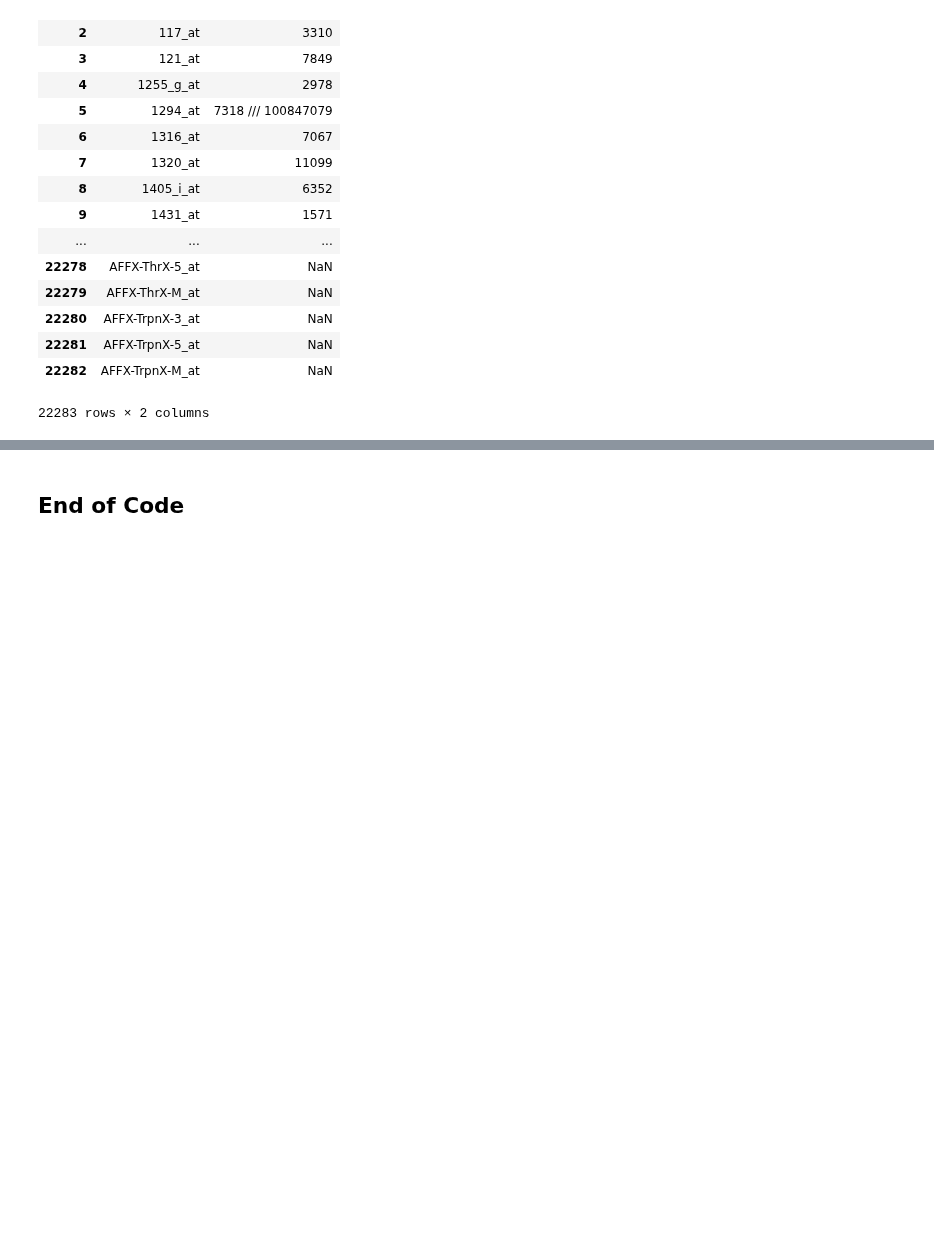
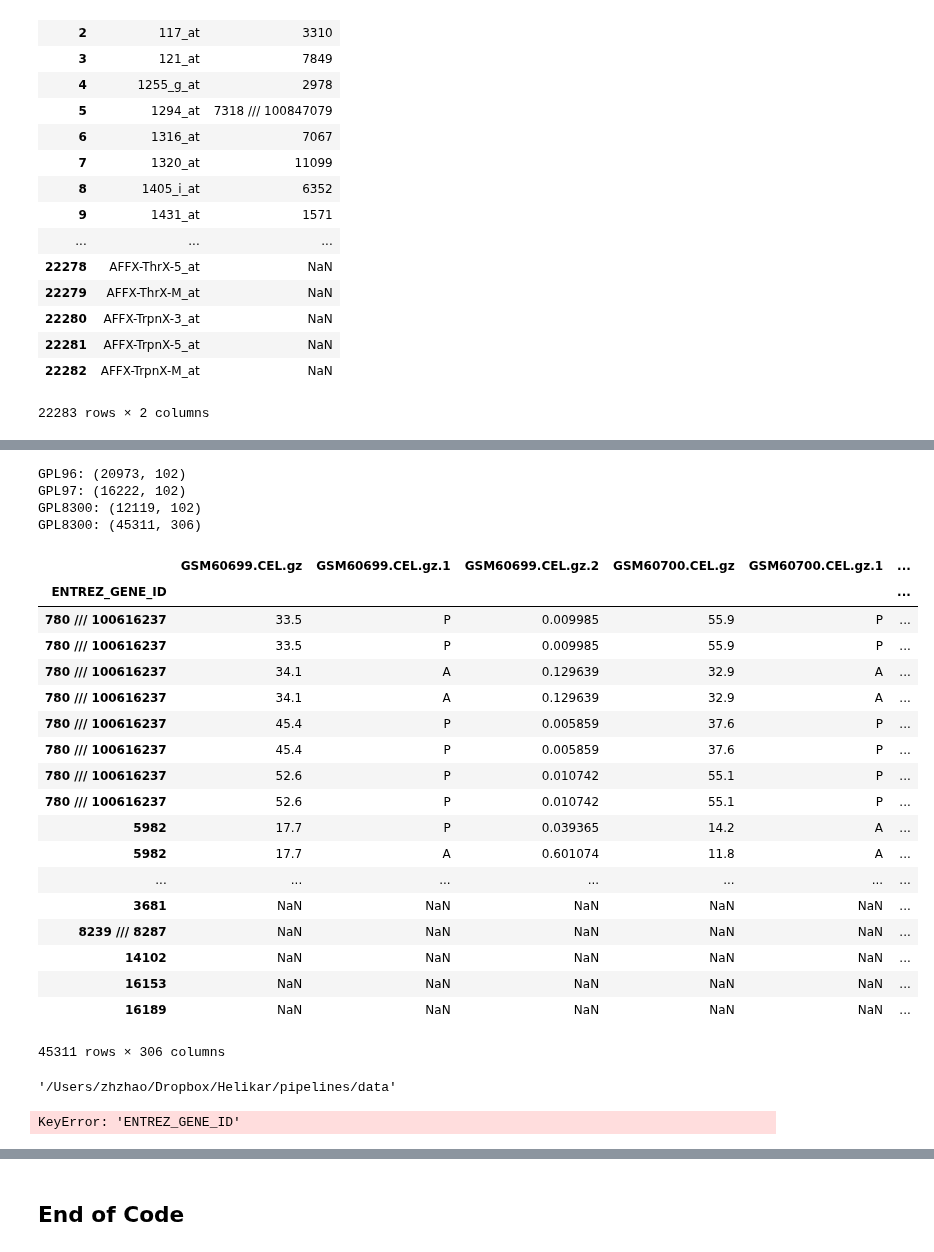
Before and after one commit to HelikarLab/COMO, a Jupyter notebook: py/Sort_CEL_Files.ipynb, the cells around one changed output, grey strips where cells are left out. Saved outputs shown, nothing was run; the diff lists cells and outputs as text; code cells hidden in the pictures; blank space fills up the shorter version.

Commit message:
big file from geoparse data

```diff
--- a/py/Sort_CEL_Files.ipynb
+++ b/py/Sort_CEL_Files.ipynb
@@ -248,0 +261,30 @@ maps_list
+# %%
+# create 3 tables by platform
+
+# initialize with platform
+gsm_tables = {}
+for key,val in celformat.items():
+    #df = pd.DataFrame([],columns=['ID','ENTREZ_GENE_ID'])
+    temp = gse.gpls[key].table
+    df = temp[['ID','ENTREZ_GENE_ID']]
+    df.set_index('ID',inplace=True)
+    gsm_tables[key] = df
+
+# fill each table
+for key,val in gsm_platform.items():
+    temp = gse.gsms[key].table.copy()
+    temp.rename(columns={"ID_REF": "ID"},inplace=True)
+    temp.dropna(subset=['ID'],how='any',inplace=True)
+    temp.set_index('ID',inplace=True)
+    #col1,col2,col3 = '{}.VALUE'.format(key), '{}.ABS_CALL'.format(key), '{}.DETECTION P-VALUE'.format(key)
+    col1,col2,col3 = '{}.CEL.gz'.format(key), '{}.CEL.gz.1'.format(key), '{}.CEL.gz.2'.format(key)
+    #gsm_tables[val].loc[:,[col1,col2,col3]] = temp[['VALUE','ABS_CALL','DETECTION P-VALUE']]
+    gsm_tables[val][col1] = temp['VALUE']
+    gsm_tables[val][col2] = temp['ABS_CALL']
+    gsm_tables[val][col3] = temp['DETECTION P-VALUE']
+
+# dropna
+for key,val in celformat.items():
+    #df = pd.DataFrame([],columns=['ID','ENTREZ_GENE_ID'])
+    gsm_tables[key].dropna(subset=['ENTREZ_GENE_ID'],inplace=True)
+    gsm_tables[key].set_index('ENTREZ_GENE_ID',inplace=True)
@@ -248,0 +304,38 @@ maps_list
+# %%
+df_outer = None
+for key,val in celformat.items():
+    #df = pd.DataFrame([],columns=['ID','ENTREZ_GENE_ID'])
+    print('{}: {}'.format(key,gsm_tables[key].shape))
+    if df_outer is None:
+        df_outer = gsm_tables[key]
+    else:
+        df_outer = pd.merge(df_outer,gsm_tables[key],on='ENTREZ_GENE_ID', how='outer')
+
+df_outer.dropna(how='all',inplace=True)
+print('{}: {}'.format(key,df_outer.shape))
+df_outer.to_csv('{}_full_table.csv'.format(gsename))
+df_outer
+# %% [output]
+GPL96: (20973, 102)
+GPL97: (16222, 102)
+GPL8300: (12119, 102)
+GPL8300: (45311, 306)
+|  | GSM60699.CEL.gz | GSM60699.CEL.gz.1 | GSM60699.CEL.gz.2 | GSM60700.CEL.gz | GSM60700.CEL.gz.1 | ... |
+| ENTREZ_GENE_ID |  |  |  |  |  | ... |
+| 780 /// 100616237 | 33.5 | P | 0.009985 | 55.9 | P | ... |
+| 780 /// 100616237 | 33.5 | P | 0.009985 | 55.9 | P | ... |
+| 780 /// 100616237 | 34.1 | A | 0.129639 | 32.9 | A | ... |
+| 780 /// 100616237 | 34.1 | A | 0.129639 | 32.9 | A | ... |
+| 780 /// 100616237 | 45.4 | P | 0.005859 | 37.6 | P | ... |
+| 780 /// 100616237 | 45.4 | P | 0.005859 | 37.6 | P | ... |
+| 780 /// 100616237 | 52.6 | P | 0.010742 | 55.1 | P | ... |
+| 780 /// 100616237 | 52.6 | P | 0.010742 | 55.1 | P | ... |
+| 5982 | 17.7 | P | 0.039365 | 14.2 | A | ... |
+| 5982 | 17.7 | A | 0.601074 | 11.8 | A | ... |
+| ... | ... | ... | ... | ... | ... | ... |
+| 3681 | NaN | NaN | NaN | NaN | NaN | ... |
+| 8239 /// 8287 | NaN | NaN | NaN | NaN | NaN | ... |
+| 14102 | NaN | NaN | NaN | NaN | NaN | ... |
+| 16153 | NaN | NaN | NaN | NaN | NaN | ... |
+| 16189 | NaN | NaN | NaN | NaN | NaN | ... |
+45311 rows × 306 columns
@@ -248,0 +344,10 @@ maps_list
+# %%
+datadir
+# %% [output]
+'/Users/zhzhao/Dropbox/Helikar/pipelines/data'
+# %%
+emptydf = pd.DataFrame([],index=['ENTREZ_GENE_ID'])
+result = pd.merge(emptydf,gsm_tables['GPL97'], on='ENTREZ_GENE_ID',how='outer')
+result
+# %% [output]
+KeyError: 'ENTREZ_GENE_ID'
```
Also changed, not shown: parts of 19 cells of this notebook.
